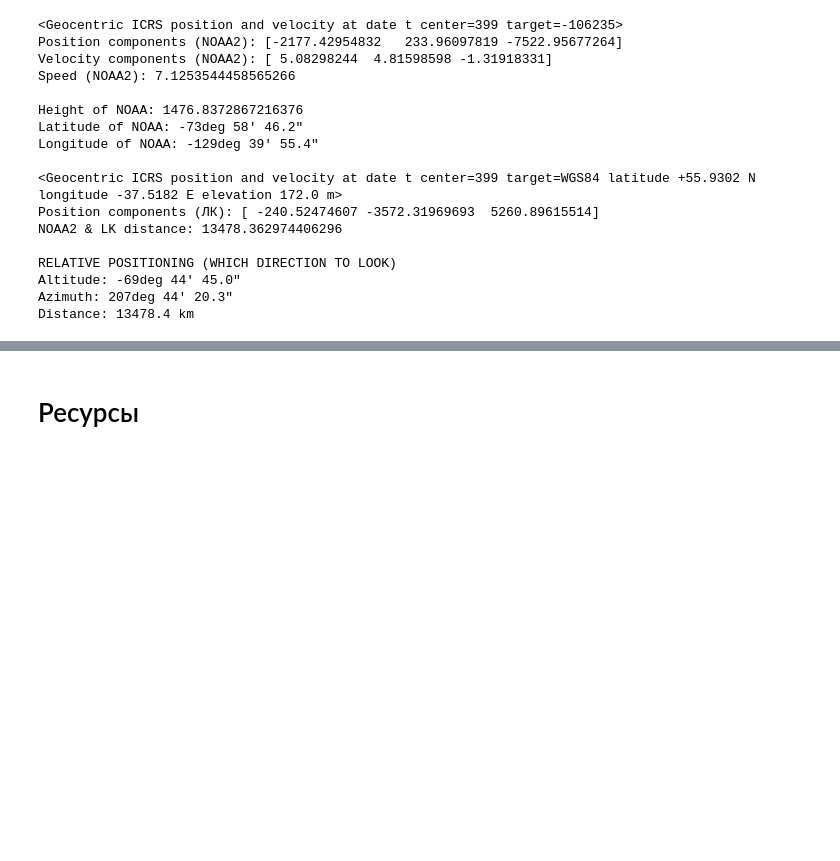
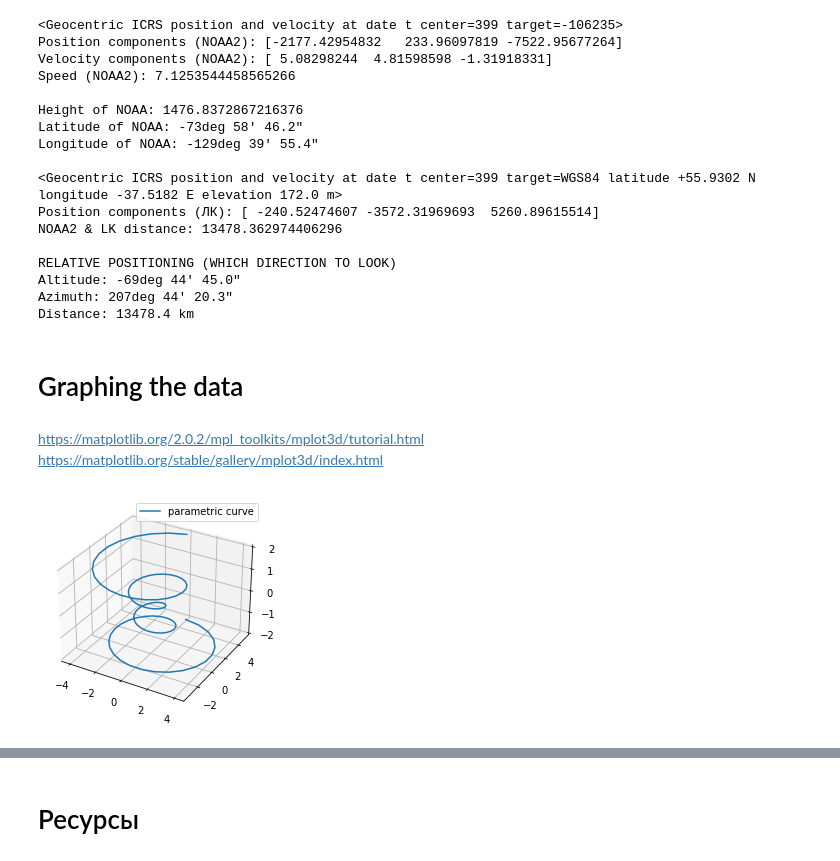
Before and after one commit to alxlnx/gnfrmtcs, a Jupyter notebook: Class_2/main.ipynb, the cells around one changed output, grey strips where cells are left out. Drawn from its saved outputs; the diff is of its cells as text; code cells hidden in the pictures; blank space fills up the shorter version.

```diff
--- a/Class_2/main.ipynb
+++ b/Class_2/main.ipynb
@@ -62,3 +64,27 @@ RELATIVE POSITIONING (WHICH DIRECTION TO LOOK)
 Altitude: -69deg 44' 45.0"
 Azimuth: 207deg 44' 20.3"
 Distance: 13478.4 km
+# %% [markdown]
+# Graphing the data
+# %% [markdown]
+https://matplotlib.org/2.0.2/mpl_toolkits/mplot3d/tutorial.html
+https://matplotlib.org/stable/gallery/mplot3d/index.html
+# %%
+import matplotlib.pyplot as plt
+from mpl_toolkits.mplot3d import Axes3D
+import numpy as np
+
+fig = plt.figure()
+ax = fig.add_subplot(111, projection='3d')
+
+theta = np.linspace(-4 * np.pi, 4 * np.pi, 100)
+z = np.linspace(-2, 2, 100)
+r = z**2 + 1
+x = r * np.sin(theta)
+y = r * np.cos(theta)
+ax.plot(x, y, z, label='parametric curve')
+ax.legend()
+
+plt.show()
+# %% [output]
+[figure, added]
```
Also changed, not shown: parts of 3 cells of this notebook.
